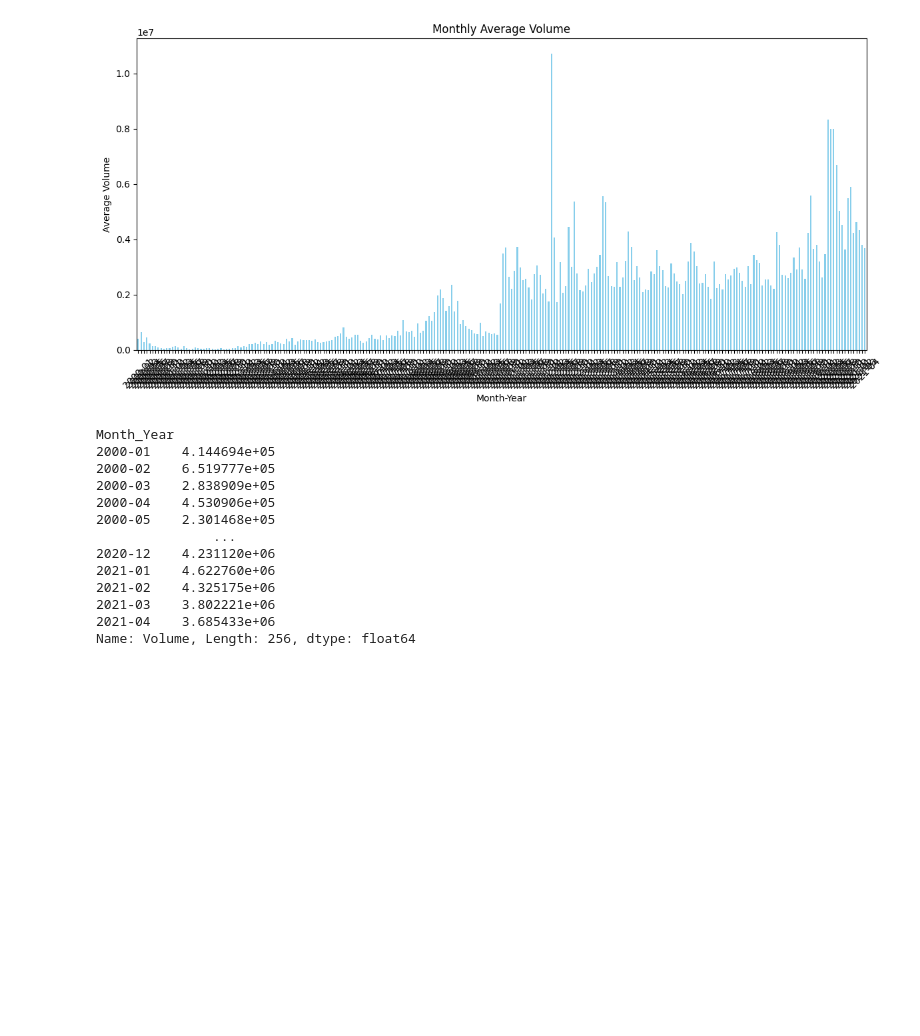
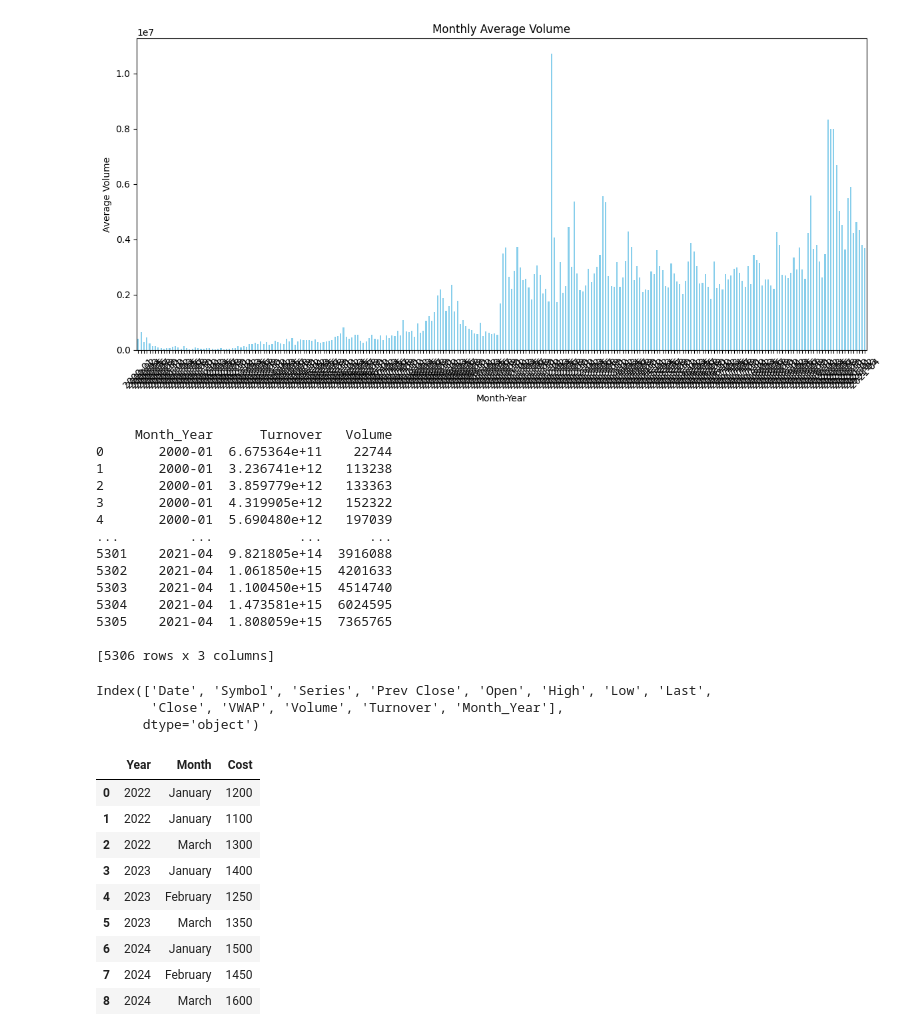
Before and after one commit to Pirate-Nirav/MachineLearning, a Jupyter notebook: pandaswithData.ipynb, the cells around one changed output. Saved outputs shown, nothing was run; the diff lists cells and outputs as text; code cells hidden in the pictures; blank space fills up the shorter version.

```diff
--- a/pandaswithData.ipynb
+++ b/pandaswithData.ipynb
@@ -914,19 +915,47 @@ plt.show()
 # %%
 df['Date'] = pd.to_datetime(df['Date'])
 df['Month_Year'] = df['Date'].dt.to_period('M').astype(str)
-df1 = df.groupby(['Month_Year'])['Volume'].mean()
+# df1 = df.groupby(['Month_Year'])['Volume'].mean()
+df1 = df.groupby(['Month_Year', 'Turnover'],)['Volume'].sum().reset_index()
+
 print(df1)
 # %% [output]
-Month_Year
-2000-01    4.144694e+05
-2000-02    6.519777e+05
-2000-03    2.838909e+05
-2000-04    4.530906e+05
-2000-05    2.301468e+05
-               ...
-2020-12    4.231120e+06
-2021-01    4.622760e+06
-2021-02    4.325175e+06
-2021-03    3.802221e+06
-2021-04    3.685433e+06
-Name: Volume, Length: 256, dtype: float64
+     Month_Year      Turnover   Volume
+0       2000-01  6.675364e+11    22744
+1       2000-01  3.236741e+12   113238
+2       2000-01  3.859779e+12   133363
+3       2000-01  4.319905e+12   152322
+4       2000-01  5.690480e+12   197039
+...         ...           ...      ...
+5301    2021-04  9.821805e+14  3916088
+5302    2021-04  1.061850e+15  4201633
+5303    2021-04  1.100450e+15  4514740
+5304    2021-04  1.473581e+15  6024595
+5305    2021-04  1.808059e+15  7365765
+
+[5306 rows x 3 columns]
+# %%
+df.columns
+# %% [output]
+Index(['Date', 'Symbol', 'Series', 'Prev Close', 'Open', 'High', 'Low', 'Last',
+       'Close', 'VWAP', 'Volume', 'Turnover', 'Month_Year'],
+      dtype='object')
+# %%
+data = {
+    'Year': [2022, 2022, 2022, 2023, 2023, 2023, 2024, 2024, 2024],
+    'Month': ['January', 'January', 'March', 'January', 'February', 'March', 'January', 'February', 'March'],
+    'Cost': [1200, 1100, 1300, 1400, 1250, 1350, 1500, 1450, 1600]
+}
+dataf = pd.DataFrame(data)
+dataf
+# %% [output]
+|  | Year | Month | Cost |
+| 0 | 2022 | January | 1200 |
+| 1 | 2022 | January | 1100 |
+| 2 | 2022 | March | 1300 |
+| 3 | 2023 | January | 1400 |
+| 4 | 2023 | February | 1250 |
+| 5 | 2023 | March | 1350 |
+| 6 | 2024 | January | 1500 |
+| 7 | 2024 | February | 1450 |
+| 8 | 2024 | March | 1600 |
```
Also changed, not shown: parts of 17 cells of this notebook, 3 other files.
